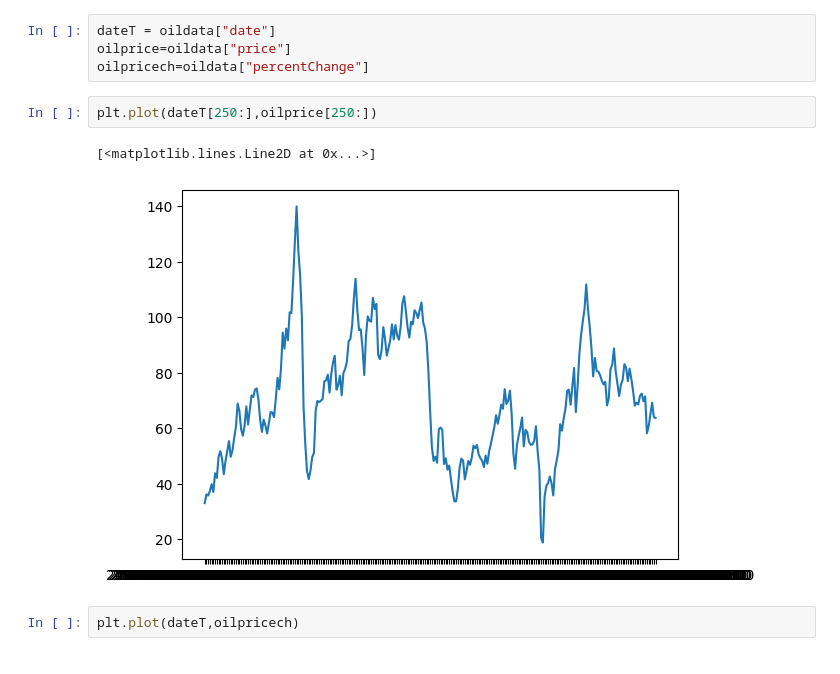
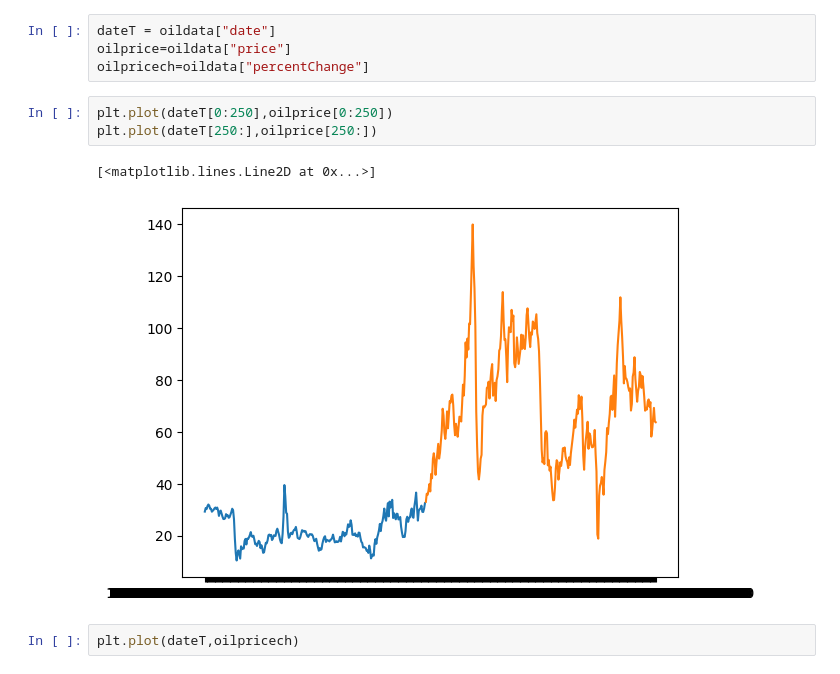
Before and after one commit to poomrape/DataWarehouse, a Jupyter notebook: MidtermProject.ipynb, the cells around one changed output. Saved outputs shown, nothing was run; the diff lists cells and outputs as text.

Commit message:
add Data_cube from keng and  visualizae by oat

```diff
--- a/MidtermProject.ipynb
+++ b/MidtermProject.ipynb
@@ -126,10 +126,11 @@ dateT = oildata["date"]
 oilprice=oildata["price"]
 oilpricech=oildata["percentChange"]
 # %%
+plt.plot(dateT[0:250],oilprice[0:250])
 plt.plot(dateT[250:],oilprice[250:])
 # %% [output]
 [<matplotlib.lines.Line2D at 0x...>]
-[figure, old version]
+[figure, new version]
 # %%
 plt.plot(dateT,oilpricech)
 # %% [output]
```
Also changed, not shown: parts of 5 cells of this notebook, 4 other files.
